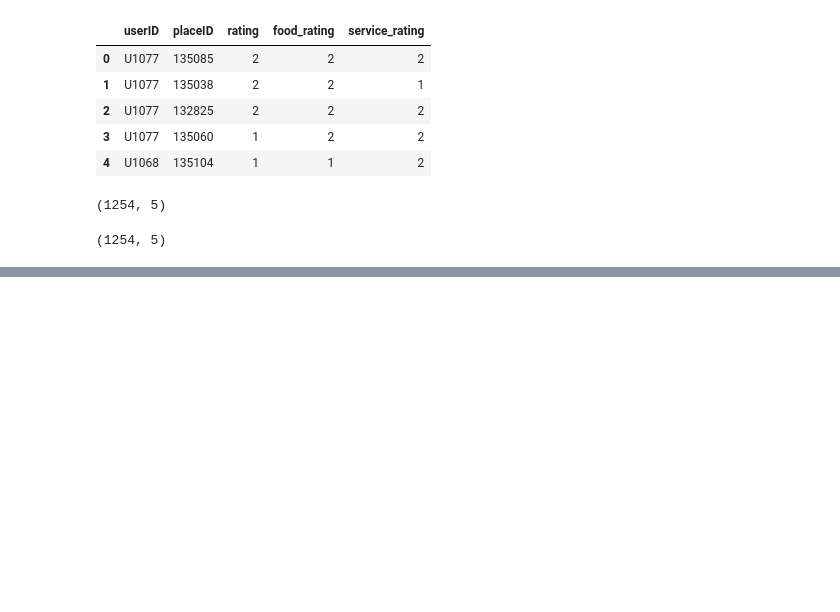
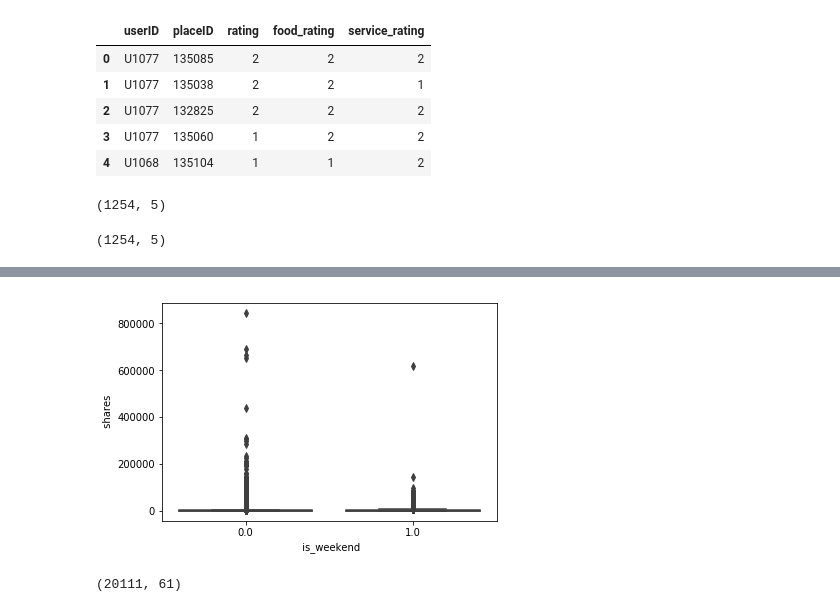
Before and after one commit to iamurali/upgrad_ml_ai, a Jupyter notebook: Data cleaning/eda.ipynb, the cells around one changed output, grey strips where cells are left out. Cells and saved outputs as stored; diff of their text form; code cells hidden in the pictures; blank space fills up the shorter version.

```diff
--- a/Data cleaning/eda.ipynb
+++ b/Data cleaning/eda.ipynb
@@ -371,0 +411,3 @@ rating.shape
+# %%
+popularity = pd.read_csv('https://raw.githubusercontent.com/murali0861/upgrad_ml_ai/master/Data%20cleaning/popularity.csv')
+popularity.head()
@@ -371,0 +422,22 @@ rating.shape
+# %%
+# plt.figimage
+import seaborn as sns
+
+weekend_shares = popularity[ (popularity[' is_weekend'] == 1.0)]
+weekend_shares = weekend_shares[ weekend_shares[' shares'] < 40000 ]
+
+# popularity.boxplot(column=' shares')
+
+# plt.figure(figsize=(20,10))
+
+# plt.boxplot(colu popularity[' shares'], =' is_weekend')
+
+
+# popularity.boxplot(column=[' shares'], by=' is_weekend')
+
+sns.boxplot(y=popularity[' shares'], x=popularity[' is_weekend'])
+plt.show()
+
+# popularity.groupby(' shares').count()
+# %% [output]
+[figure, added]
@@ -371,0 +447,6 @@ rating.shape
+# %%
+weekend_shares_outliers = popularity[ (popularity[' shares'] >= first_quantile) & (popularity[' shares'] <= third_quantile)  ]
+
+weekend_shares_outliers.shape
+# %% [output]
+(20111, 61)
```
Also changed, not shown: parts of 25 cells of this notebook, 4 other files.
